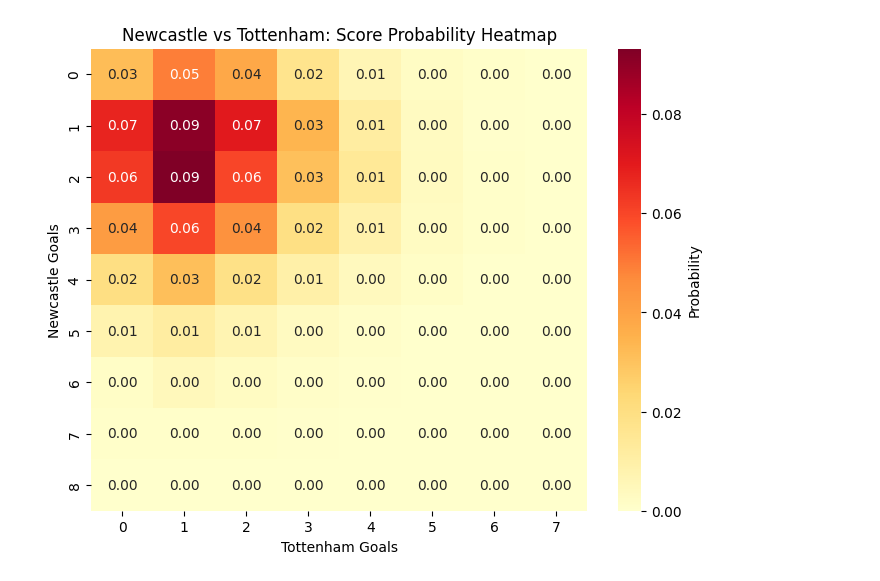
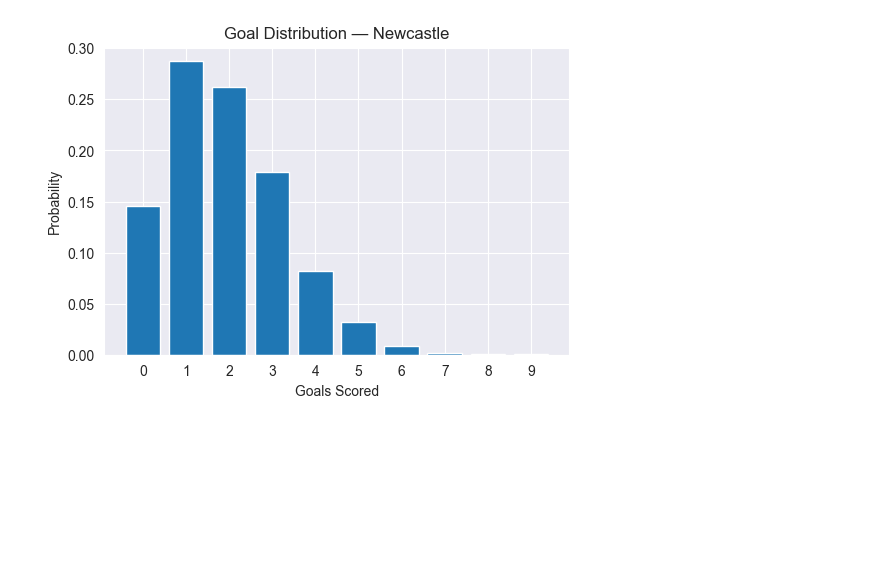
Before and after one commit to akosbujdi/FootballAnalytics, a Jupyter notebook: FootballPredictor/analysis.ipynb, the cells around one changed output. Cells and saved outputs as stored; diff of their text form; code cells hidden in the pictures; blank space fills up the shorter version.

```diff
--- a/FootballPredictor/analysis.ipynb
+++ b/FootballPredictor/analysis.ipynb
@@ -14,34 +14,62 @@ result = simulate_match(
 
 scores = result["score_distribution"]
 
-# Find max goals to set heatmap size
+# Setup
+labels = ["Home Win", "Draw", "Away Win"]
+sizes = [
+    result["probabilities"]["home_win"],
+    result["probabilities"]["draw"],
+    result["probabilities"]["away_win"],
+]
+
+home_goals = []
+away_goals = []
+counts = []
+
+for score, count in scores.items():
+    h, a = map(int, score.split("-"))
+    home_goals.append(h)
+    away_goals.append(a)
+    counts.append(count)
+
+home_goals = np.array(home_goals)
+away_goals = np.array(away_goals)
+counts = np.array(counts)
+
+max_home = home_goals.max()
+max_away = away_goals.max()
+
+home_dist = np.zeros(max_home + 1)
+away_dist = np.zeros(max_away + 1)
+
+for h, a, c in zip(home_goals, away_goals, counts):
+    home_dist[h] += c
+    away_dist[a] += c
+
+home_dist /= 5000
+away_dist /= 5000
+
+# HeatMap variables
+
 max_goals_home = max([int(score.split("-")[0]) for score in scores.keys()])
 max_goals_away = max([int(score.split("-")[1]) for score in scores.keys()])
 
-# Create 2D array for heatmap
 heatmap_array = np.zeros((max_goals_home + 1, max_goals_away + 1))
 
 for score, count in scores.items():
     h, a = map(int, score.split("-"))
     heatmap_array[h, a] = count
 
-# Normalize by simulations for probabilities
 heatmap_array /= 5000
-
-# Plot heatmap
-plt.figure(figsize=(8, 6))
-sns.heatmap(
-    heatmap_array,
-    annot=True,
-    fmt=".2f",
-    cmap="YlOrRd",
-    cbar_kws={'label': 'Probability'},
-    xticklabels=range(max_goals_away + 1),
-    yticklabels=range(max_goals_home + 1)
-)
-plt.xlabel("Tottenham Goals")
-plt.ylabel("Newcastle Goals")
-plt.title("Newcastle vs Tottenham: Score Probability Heatmap")
-plt.show()
-# %% [output]
-[figure, removed]
+# %%
+
+# Home Team Goal Distribution Bar Chart
+plt.figure(figsize=(6,4))
+plt.bar(range(len(home_dist)), home_dist)
+plt.title(f"Goal Distribution — Newcastle")
+plt.xlabel("Goals Scored")
+plt.ylabel("Probability")
+plt.xticks(range(len(home_dist)))
+plt.show()
+# %% [output]
+[figure, added]
```
Also changed, not shown: parts of 3 cells of this notebook, 9 other files.
